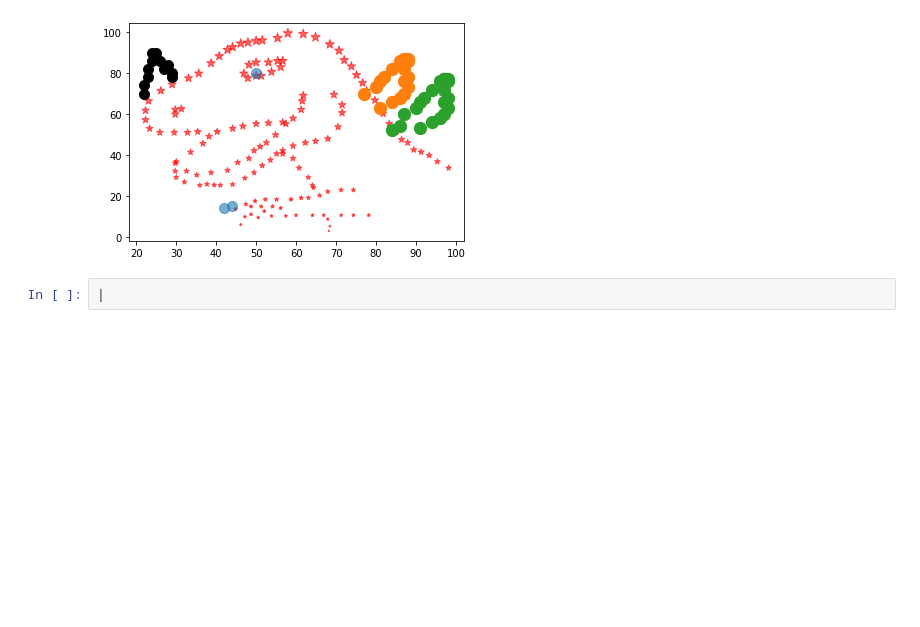
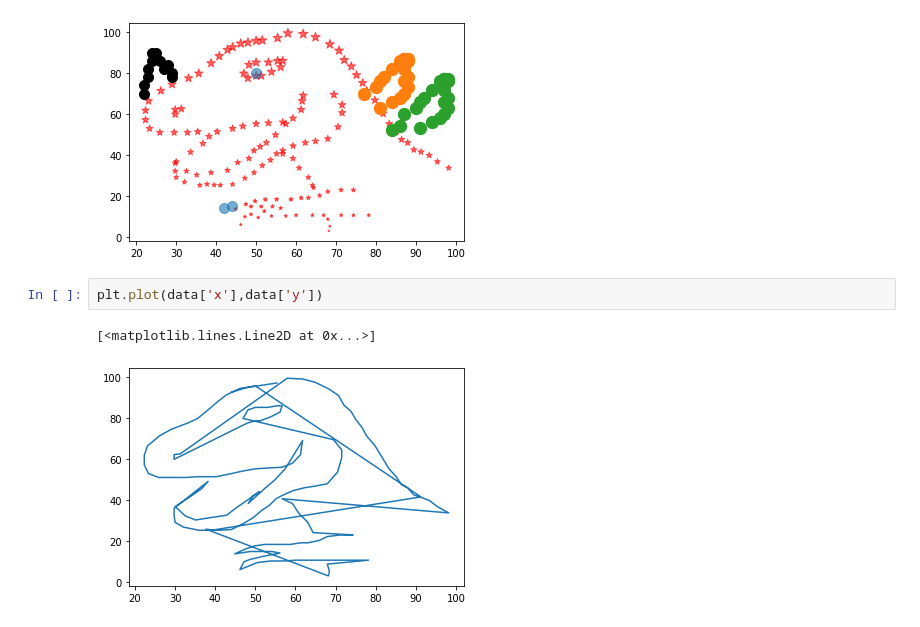
Before and after one commit to Aofarkane/KKU_Data_mining, a Jupyter notebook: Data102.ipynb, the cells around one changed output. Saved outputs shown, nothing was run; the diff lists cells and outputs as text; blank space fills up the shorter version.

```diff
--- a/Data102.ipynb
+++ b/Data102.ipynb
@@ -145,5 +145,8 @@ plt.scatter([22,22,23,23,24,24,25,26,27,28,29,29],[70,74,78,82,86,90,90,86,82,84
 # %% [output]
 <matplotlib.collections.PathCollection at 0x...>
 [figure]
-# %%
-|
+# %%
+plt.plot(data['x'],data['y'])
+# %% [output]
+[<matplotlib.lines.Line2D at 0x...>]
+[figure, added]
```
Also changed, not shown: parts of 20 cells of this notebook.
